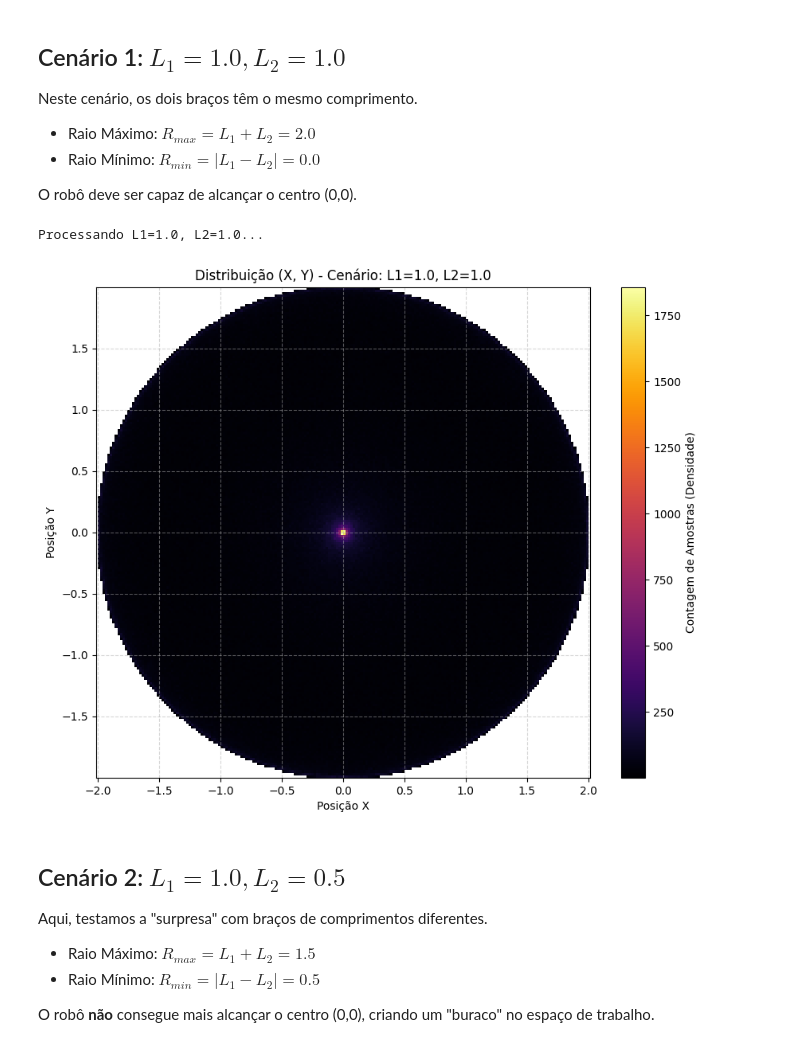
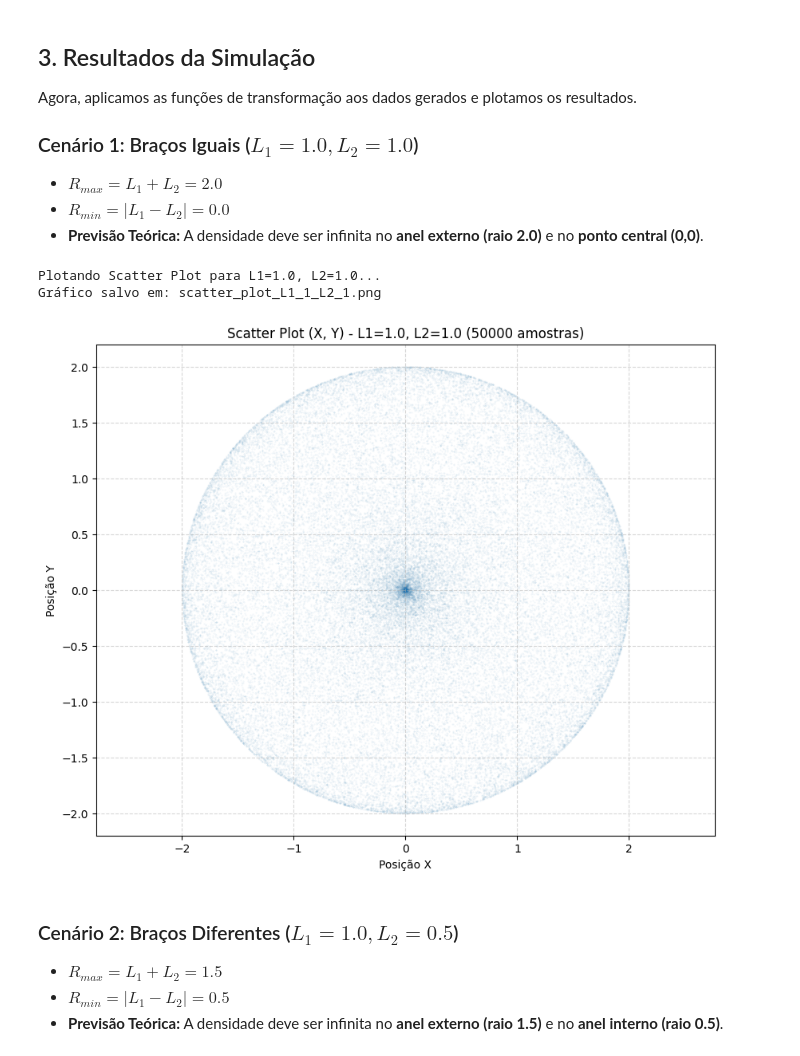
Before and after one commit to TomazFilgueira/PPGEEC2317---SISTEMAS-PROBABIL-STICOS, a Jupyter notebook: robo.ipynb, the cells around one changed output. Drawn from its saved outputs; the diff is of its cells as text; code cells hidden in the pictures.

```diff
--- a/robo.ipynb
+++ b/robo.ipynb
@@ -82,0 +140,39 @@ print(f"{N} amostras serão geradas.")
+# %%
+def calcular_posicao(L1, L2, theta1, theta2):
+    """Calcula as posições X e Y usando cinemática direta."""
+    X = L1 * np.cos(theta1) + L2 * np.cos(theta1 + theta2)
+    Y = L1 * np.sin(theta1) + L2 * np.sin(theta1 + theta2)
+    return X, Y
+
+def plotar_scatter(X, Y, L1, L2, sufixo, n_plot):
+    """
+    Seleciona uma amostra de n_plot pontos e gera um scatter plot
+    para emular a densidade de probabilidade.
+    Salva a figura e a exibe.
+    """
+
+    # 1. Selecionar uma amostra aleatória para plotar
+    indices = np.random.choice(len(X), n_plot, replace=False)
+    X_sample = X[indices]
+    Y_sample = Y[indices]
+
+    # 2. Plotar
+    print(f"\nPlotando Scatter Plot para L1={L1}, L2={L2}...")
+    plt.figure(figsize=(10, 8))
+    plt.scatter(
+        X_sample,
+        Y_sample,
+        s=0.1,      # Tamanho do ponto (bem pequeno)
+        alpha=0.1   # Transparência (para ver a densidade)
+    )
+
+    plt.xlabel('Posição X')
+    plt.ylabel('Posição Y')
+    plt.title(f'Scatter Plot (X, Y) - L1={L1}, L2={L2} ({n_plot} amostras)')
+    plt.axis('equal')
+    plt.grid(True, linestyle='--', alpha=0.5)
+
+    # 3. Salvar e Mostrar
+    plt.show()
+
+print("Funções 'calcular_posicao' e 'plotar_scatter' definidas.")
@@ -130,32 +198,30 @@ Funções 'calcular_posicao' e 'plotar_histograma' definidas.
 # %% [markdown]
-## Cenário 1: $L_1 = 1.0, L_2 = 1.0$
+## 3. Resultados da Simulação
 
-Neste cenário, os dois braços têm o mesmo comprimento.
-- Raio Máximo: $R_{max} = L_1 + L_2 = 2.0$
-- Raio Mínimo: $R_{min} = |L_1 - L_2| = 0.0$
+Agora, aplicamos as funções de transformação aos dados gerados e plotamos os resultados.
 
-O robô deve ser capaz de alcançar o centro (0,0).
+### Cenário 1: Braços Iguais ($L_1 = 1.0, L_2 = 1.0$)
+-   $R_{max} = L_1 + L_2 = 2.0$
+-   $R_{min} = |L_1 - L_2| = 0.0$
+-   **Previsão Teórica:** A densidade deve ser infinita no **anel externo (raio 2.0)** e no **ponto central (0,0)**.
 # %%
 # Definir comprimentos
 L1_1 = 1.0
 L2_1 = 1.0
 
 # Calcular posições
 X1, Y1 = calcular_posicao(L1_1, L2_1, theta1, theta2)
 
-# Plotar gráfico
-plotar_histograma(L1_1, L2_1, X1, Y1, "L1_1_L2_1")
+plotar_scatter(X1, Y1, L1_1, L2_1, "L1_1_L2_1", N_SCATTER)
 # %% [output]
-Processando L1=1.0, L2=1.0...
+Plotando Scatter Plot para L1=1.0, L2=1.0...
+Gráfico salvo em: scatter_plot_L1_1_L2_1.png
-[figure, old version]
+[figure, new version]
 # %% [markdown]
-## Cenário 2: $L_1 = 1.0, L_2 = 0.5$
-
-Aqui, testamos a "surpresa" com braços de comprimentos diferentes.
-- Raio Máximo: $R_{max} = L_1 + L_2 = 1.5$
-- Raio Mínimo: $R_{min} = |L_1 - L_2| = 0.5$
-
-O robô **não** consegue mais alcançar o centro (0,0), criando um "buraco" no espaço de trabalho.
+### Cenário 2: Braços Diferentes ($L_1 = 1.0, L_2 = 0.5$)
+-   $R_{max} = L_1 + L_2 = 1.5$
+-   $R_{min} = |L_1 - L_2| = 0.5$
+-   **Previsão Teórica:** A densidade deve ser infinita no **anel externo (raio 1.5)** e no **anel interno (raio 0.5)**.
 # %%
 # Definir comprimentos
 L1_2 = 1.0
```
Also changed, not shown: parts of 14 cells of this notebook.
